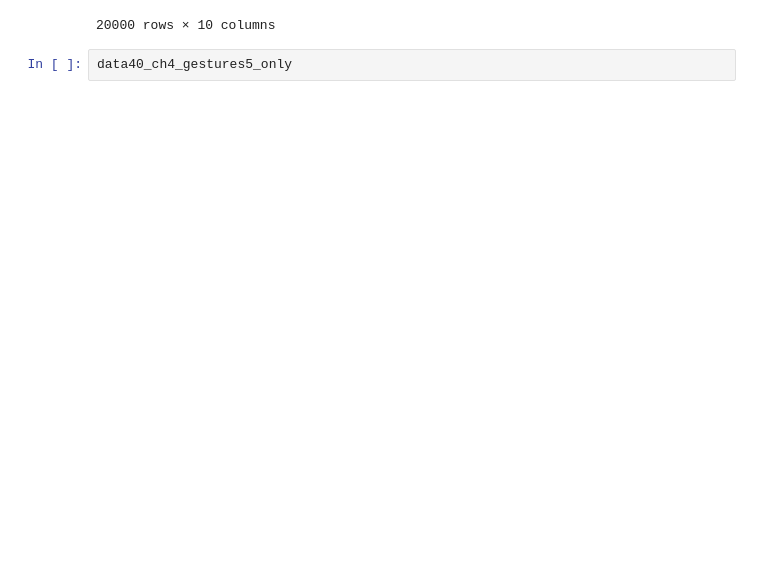
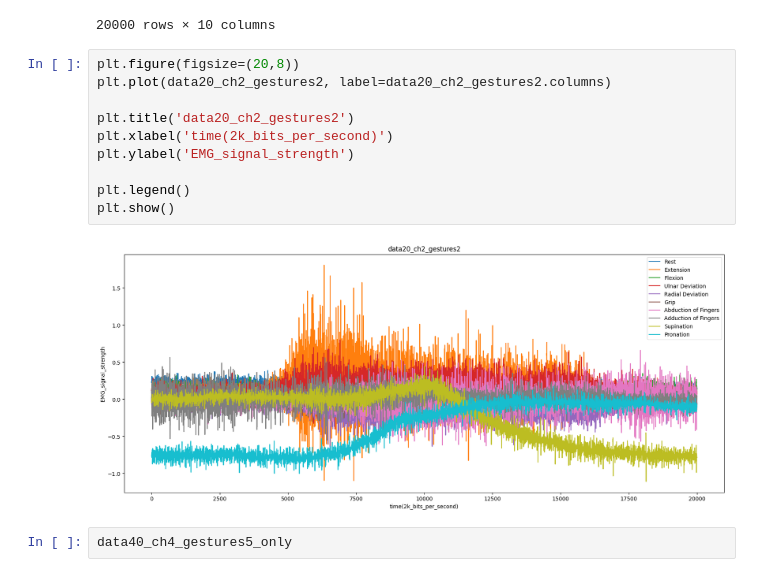
Before and after one commit to greedypelican/EMG_data_analysis, a Jupyter notebook: data_preprocessing.ipynb, the cells around one changed output. Saved outputs shown, nothing was run; the diff lists cells and outputs as text; blank space fills up the shorter version.

```diff
--- a/data_preprocessing.ipynb
+++ b/data_preprocessing.ipynb
@@ -43,6 +45,18 @@ data20_ch2_gestures2
 | 19998 | 0.149231 | 0.112305 | 0.119019 | 0.090942 | -0.043640 | -0.058594 | 0.077820 | ... |
 | 19999 | 0.148621 | 0.101929 | 0.118713 | 0.078735 | -0.042419 | -0.068359 | 0.122070 | ... |
 20000 rows × 10 columns
+# %%
+plt.figure(figsize=(20,8))
+plt.plot(data20_ch2_gestures2, label=data20_ch2_gestures2.columns)
+
+plt.title('data20_ch2_gestures2')
+plt.xlabel('time(2k_bits_per_second)')
+plt.ylabel('EMG_signal_strength')
+
+plt.legend()
+plt.show()
+# %% [output]
+[figure, added]
 # %%
 data40_ch4_gestures5_only
 # %% [output]
```
Also changed, not shown: parts of 2 cells of this notebook.
